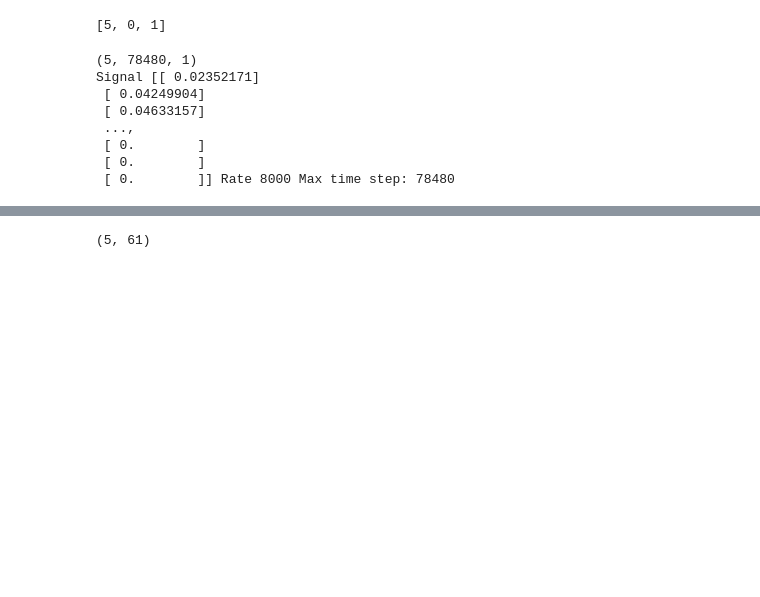
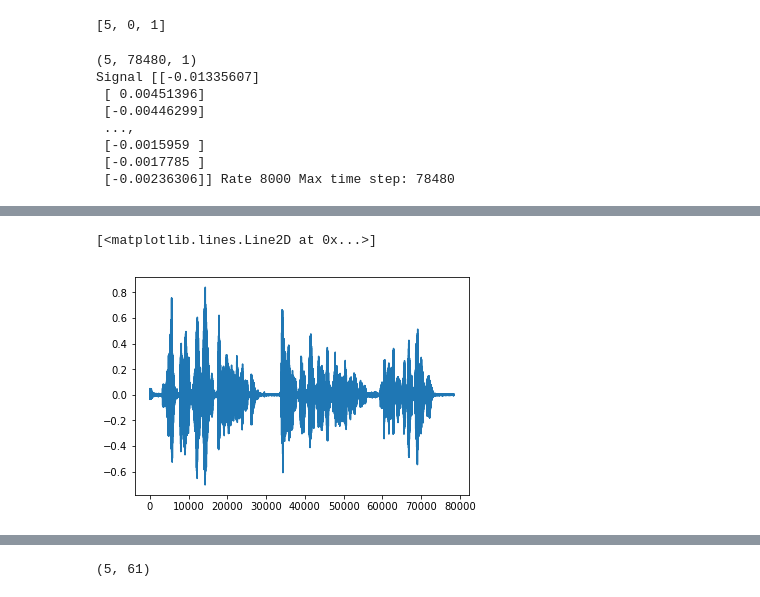
Before and after one commit to rkmalaiya/emotion_speech_perception, a Jupyter notebook: feature_extraction_lstm-with_batches_for_same_inputsample.ipynb, the cells around one changed output, grey strips where cells are left out. Cells and saved outputs as stored; diff of their text form; code cells hidden in the pictures; blank space fills up the shorter version.

```diff
--- a/feature_extraction_lstm-with_batches_for_same_inputsample.ipynb
+++ b/feature_extraction_lstm-with_batches_for_same_inputsample.ipynb
@@ -50,13 +51,13 @@ sigs = np.array(sigs)
 print(sigs.shape)
 time_step = max(time_steps)
 
-print("Signal",sigs[1], "Rate", rate, "Max time step:", time_step )
+print("Signal",sigs[-1], "Rate", rate, "Max time step:", time_step)
 # %% [output]
 (5, 78480, 1)
-Signal [[ 0.02352171]
- [ 0.04249904]
- [ 0.04633157]
+Signal [[-0.01335607]
+ [ 0.00451396]
+ [-0.00446299]
  ...,
- [ 0.        ]
- [ 0.        ]
- [ 0.        ]] Rate 8000 Max time step: 78480
+ [-0.0015959 ]
+ [-0.0017785 ]
+ [-0.00236306]] Rate 8000 Max time step: 78480
@@ -65,2 +70,7 @@ dis.Audio(data = sigs[-1].ravel(), rate = rate)
 # %% [output]
 [interactive output not drawn]
+# %%
+plt.plot(Data.y_[-1])
+# %% [output]
+[<matplotlib.lines.Line2D at 0x...>]
+[figure, added]
```
Also changed, not shown: parts of 16 cells of this notebook.
